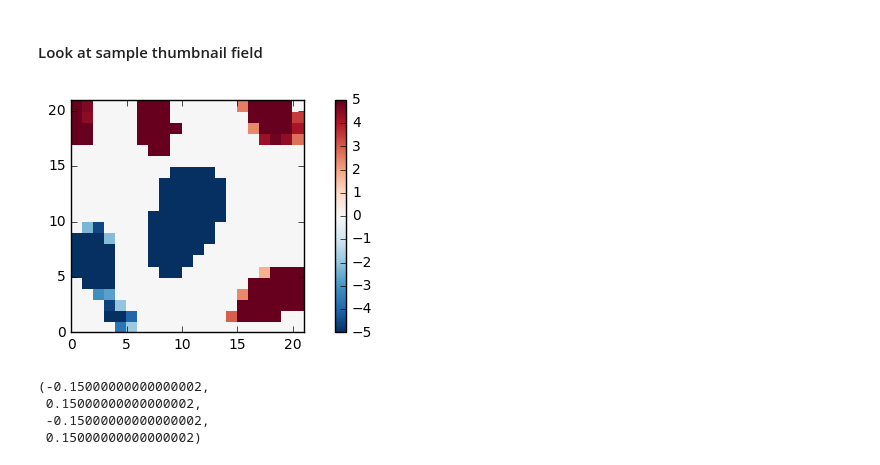
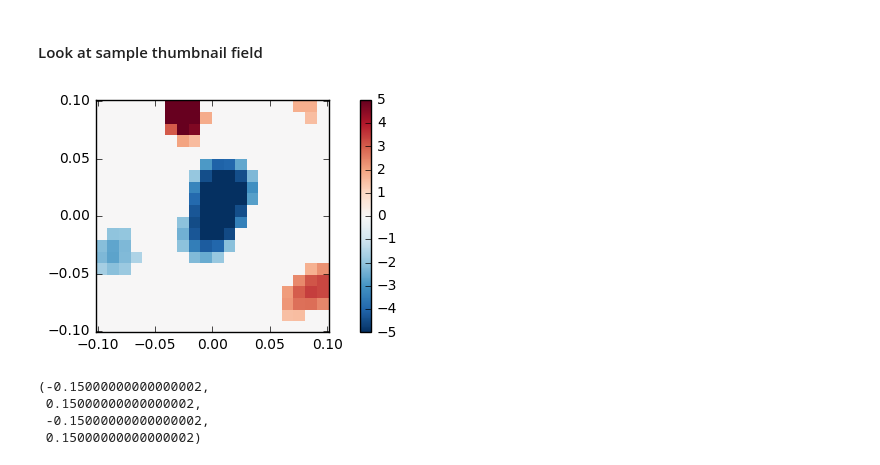
Before and after one commit to owenjhwilliams/ASIIT, a Jupyter notebook: MatchHairpinsMinimize.ipynb, the cells around one changed output. Cells and saved outputs as stored; diff of their text form; code cells hidden in the pictures.

```diff
--- a/MatchHairpinsMinimize.ipynb
+++ b/MatchHairpinsMinimize.ipynb
@@ -14,7 +14,7 @@ from scipy import optimize
 PIVutils = reload(PIVutils)
 #X, Y, U, V, Swirl = PIVutils.importMatlabPIVdata('/Users/Owen/Dropbox/Data/ABL/Heat Flux Data/Processed Results/N/Neutral45_2.mat',['X','Y','U','V','Swirl'],[])
 #X, Y, U, V, Swirl, Cond, Prof = PIVutils.importMatlabPIVdata('/Users/Owen/Dropbox/Data/ABL/Heat Flux Data/Processed Results/N/Neutral45.mat',['X','Y','U','V','Swirl'],['Cond','Prof'])
-X, Y, U, V, Swirl, Cond, Prof = PIVutils.importMatlabPIVdata('/Users/Owen/Dropbox/Data/ABL/SBL PIV data/RNV45-RI2.mat',['X','Y','U','V','Swirl'],['Cond','Prof'])
+X, Y, U, V, Swirl, Cond, Prof = PIVutils.loadDataset('/Users/Owen/Dropbox/Data/ABL/SBL PIV data/RNV45-RI2.mat',['X','Y','U','V','Swirl'],['Cond','Prof'],matlabData = True)
 # %% [output]
 ['#refs#', 'AutoCorr', 'Cond', 'Corr', 'CorrT', 'Err', 'PercentMissing', 'Prof', 'Quad', 'Swirl', 'U', 'V', 'W', 'X', 'Y', 'source']
 # %%
@@ -263,5 +263,5 @@ for i in range(features_per_frame_Ret[frame]):
 # %%
 reload(PIVutils)
 
-Ut, Vt, St= PIVutils.getThumbnails2D(U,V,Swirl,cent_Pro,BoxSize)
+Ut, Vt, St= PIVutils.getThumbnails2D([U,V,SwirlFilt],cent_Pro,BoxSize)
 #Ut2, Vt2, St2 = PIVutils.getThumbnails2D(U,V,Swirl,cent_Ret,BoxSize)
@@ -288,9 +299,9 @@ del Umean
 # %%
 vort = 0
 # %%
-[f, ax] = PIVutils.plotScalarField(St[:,:,vort],bound=5)
+[f, ax] = PIVutils.plotScalarField(St[:,:,vort],X,Y,bound=5)
 # %% [output]
-[figure, old version]
+[figure, new version]
 # %%
 plt.figure()
 M = np.hypot(Ut[:,:,vort], Vt[:,:,vort])
```
Also changed, not shown: parts of 20 cells of this notebook, 9 other files.
